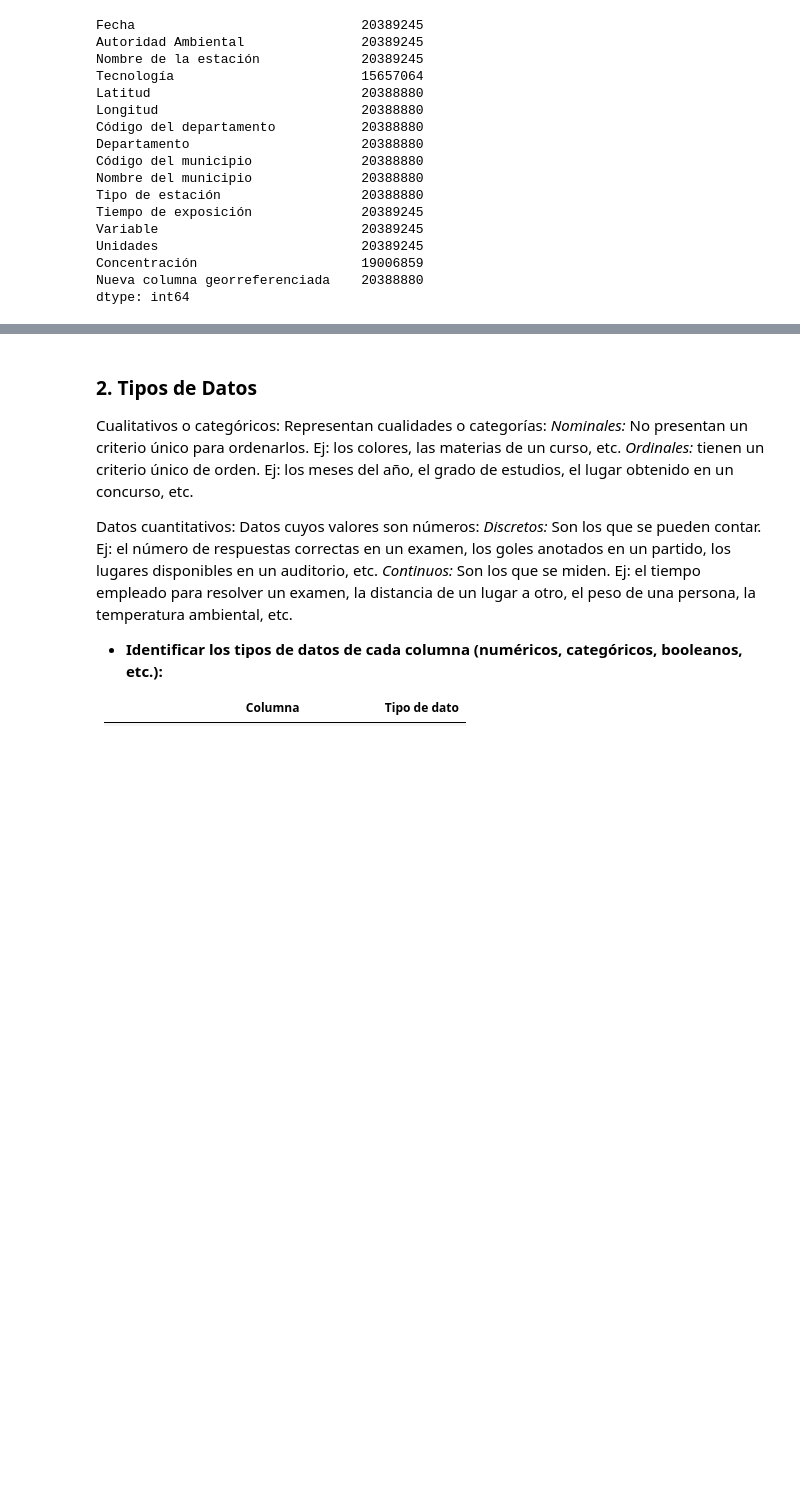
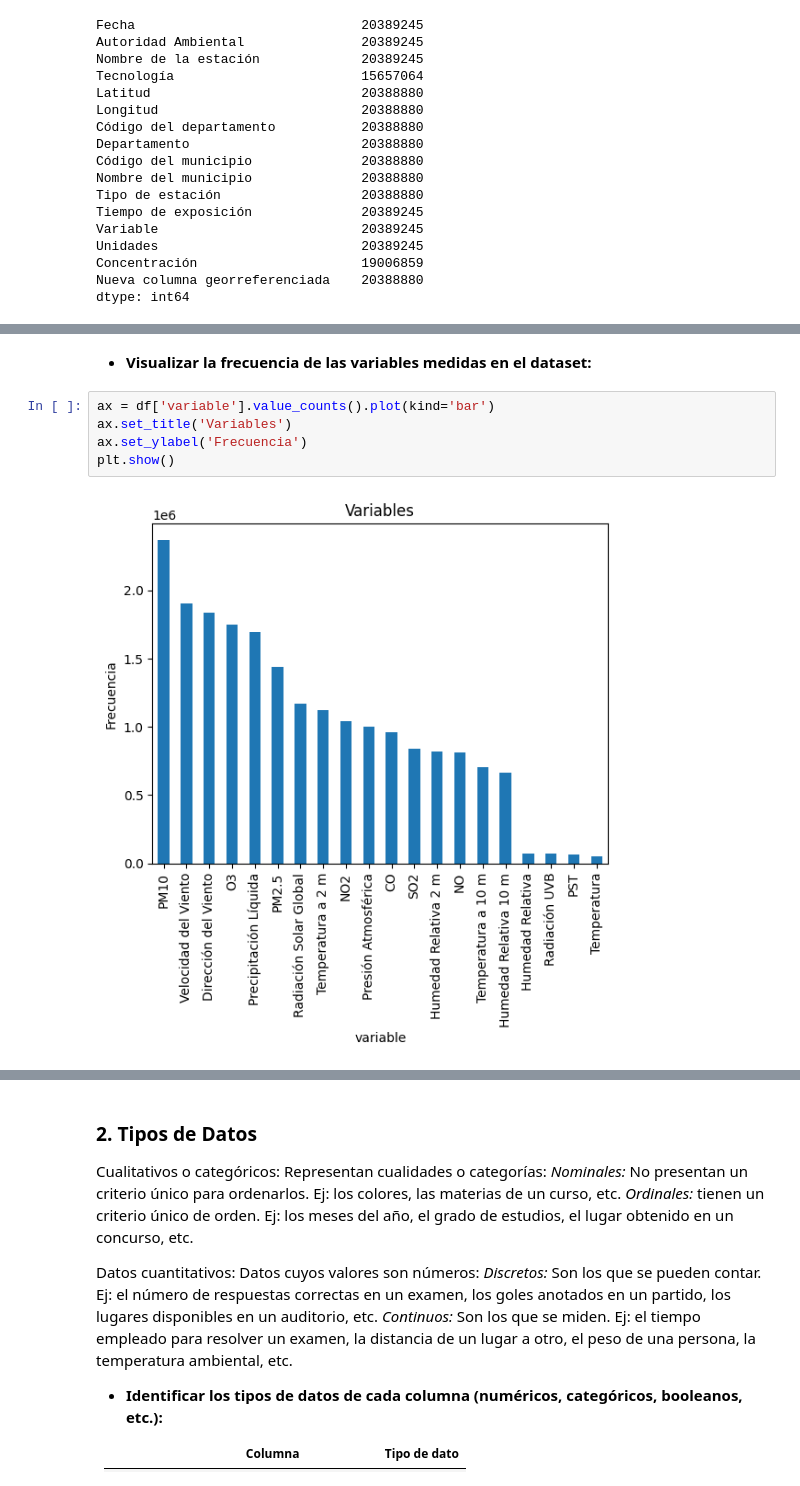
Before and after one commit to orangina23/cursoIAMintic, a Jupyter notebook: Mision1-BeatrizLopez.ipynb, the cells around one changed output, grey strips where cells are left out. Drawn from its saved outputs; the diff is of its cells as text; blank space fills up the shorter version.

```diff
--- a/Mision1-BeatrizLopez.ipynb
+++ b/Mision1-BeatrizLopez.ipynb
@@ -76,0 +92,9 @@ dtype: int64
+# %% [markdown]
+* **Visualizar la frecuencia de las variables medidas en el dataset:**
+# %%
+ax = df['variable'].value_counts().plot(kind='bar')
+ax.set_title('Variables')
+ax.set_ylabel('Frecuencia')
+plt.show()
+# %% [output]
+[figure, added]
```
Also changed, not shown: parts of 18 cells of this notebook.
